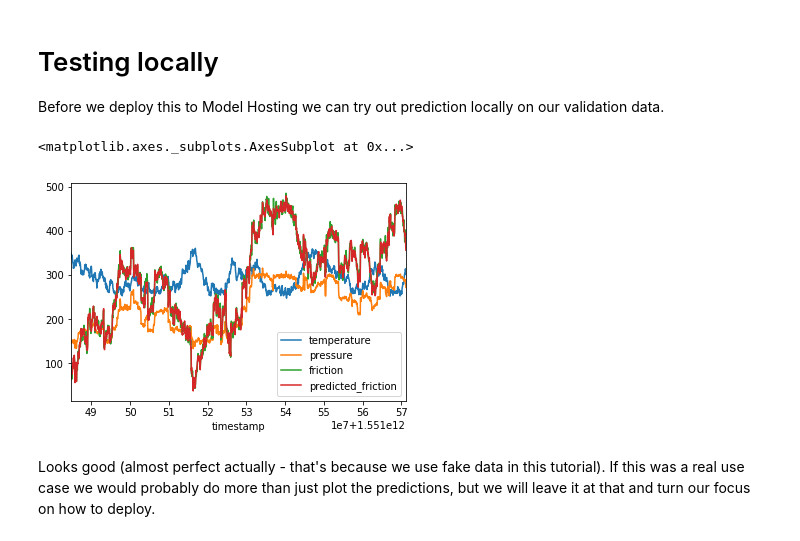
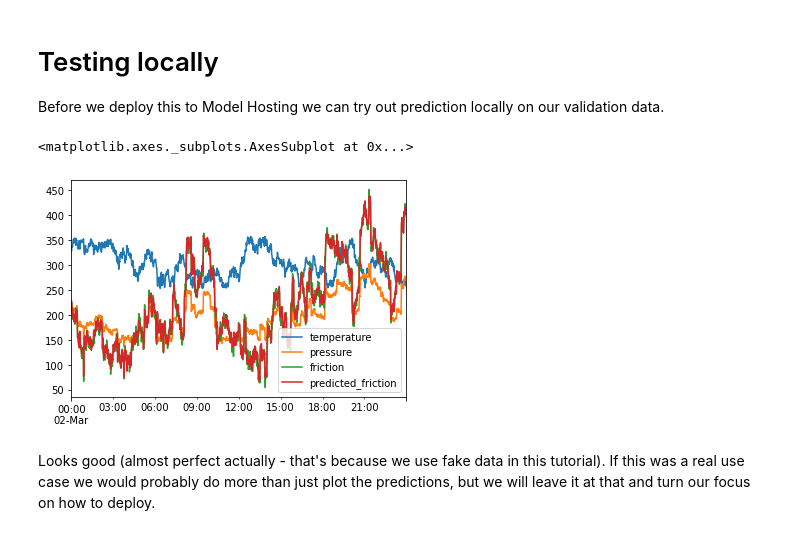
Before and after one commit to cognitedata/cognite-python-docs, a Jupyter notebook: examples/model_hosting/notebook/training/LocalTraining.ipynb, the cells around one changed output. Drawn from its saved outputs; the diff is of its cells as text; code cells hidden in the pictures.

```diff
--- a/examples/model_hosting/notebook/training/LocalTraining.ipynb
+++ b/examples/model_hosting/notebook/training/LocalTraining.ipynb
@@ -16,9 +16,9 @@ You can use your own data or you can generate some fake data by running the `gen
 # The ids of the time series we will use for training
 # NOTE: USE YOUR OWN TIME SERIES OR THOSE YOU GET FROM generate_data.py
 ts_ids = {
-    'temperature': 1679922414096185,
-    'pressure': 3284093576623567,
-    'friction': 413574373177922,
+    'temperature': 6663885396914735,
+    'pressure': 782835363770365,
+    'friction': 4812982692639282,
 }
 # %% [markdown]
 We'll define our training and validation data in a DataSpec.
@@ -100,7 +100,7 @@ def load_model(open_artifact):
 def predict(model, instance):
     regressor = model
 
-    data_fetcher = DataFetcher(instance)
+    data_fetcher = DataFetcher(instance, client_name="tutorial-client")
     df = data_fetcher.time_series.fetch_dataframe(["temperature", "pressure"])
     X = df[["temperature", "pressure"]]
     X["intercept"] = np.ones(len(X))
@@ -134,13 +134,13 @@ predictions = predict(model, validation_data_spec)
 # %%
 data_fetcher = DataFetcher(validation_data_spec)
 df = data_fetcher.time_series.fetch_dataframe(["temperature", "pressure", "friction"])
 df["predicted_friction"] = predictions
 
 %matplotlib inline
-df.plot(x="timestamp")
+df.plot()
 # %% [output]
 <matplotlib.axes._subplots.AxesSubplot at 0x...>
-[figure, old version]
+[figure, new version]
 # %% [markdown]
 Looks good (almost perfect actually - that's because we use fake data in this tutorial).
 If this was a real use case we would probably do more than just plot the predictions, but we will leave it at that and turn our focus on how to deploy.
```
Also changed, not shown: parts of 9 cells of this notebook, 1 other file.
